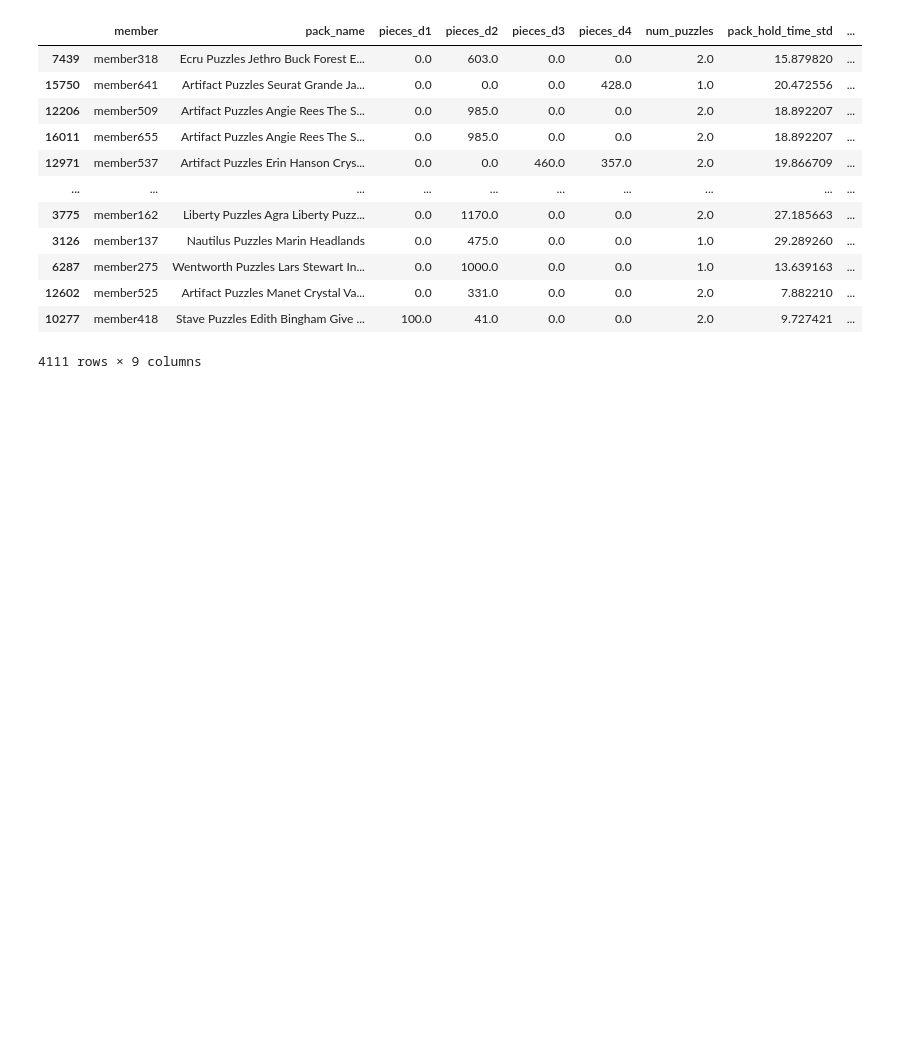
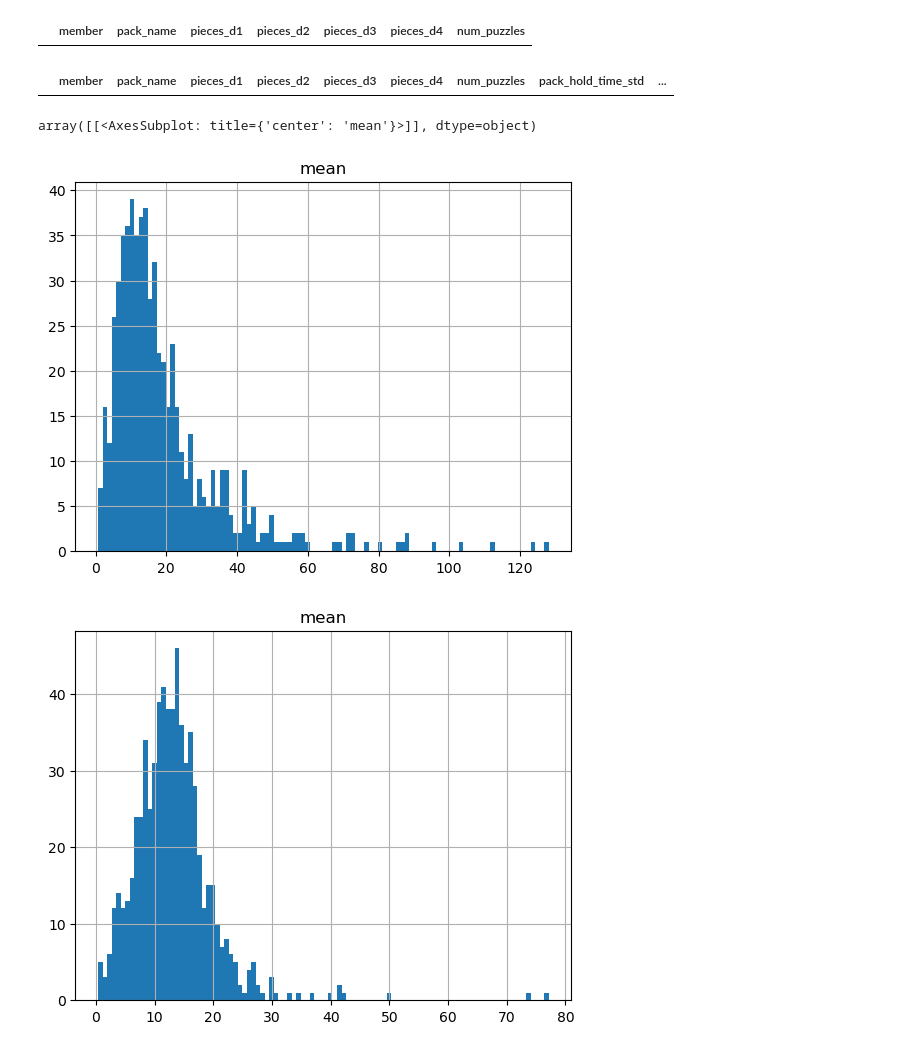
Before and after one commit to aishwarya-singh25/puzzle-scheduling, a Jupyter notebook: per_member_linreg.ipynb, the cells around one changed output. Drawn from its saved outputs; the diff is of its cells as text; code cells hidden in the pictures; blank space fills up the shorter version.

```diff
--- a/per_member_linreg.ipynb
+++ b/per_member_linreg.ipynb
@@ -12,2 +13,3 @@ import glob
 # %%
-data = pd.read_csv(r'data/joined_hold_times_data.csv', index_col=0)
+data = pd.read_csv(r'data/joined_hold_times_data_all.csv', index_col=0)
+#data = data[data.notna().all(axis=1)]
@@ -24,3 +69,17 @@ X_test = X_test.drop(['diff_0', 'diff_1'], axis=1)
+# %%
+# Handle puzzles with no info, this is quite common
+# Drop them from training as to not introduce non-existant signal
+y_train = y_train[X_train.notna().all(axis=1)]
+X_train = X_train[X_train.notna().all(axis=1)]
+
+# Can't drop from test as we still need to predict something for these people
+# Try filling with median?
+X_test_not_missing = X_test.notna().all(axis=1)
+X_test['pieces_d1'] = X_test.pieces_d1.fillna(X_train.pieces_d1.mean())
+X_test['pieces_d2'] = X_test.pieces_d2.fillna(X_train.pieces_d2.mean())
+X_test['pieces_d3'] = X_test.pieces_d3.fillna(X_train.pieces_d3.mean())
+X_test['pieces_d4'] = X_test.pieces_d4.fillna(X_train.pieces_d4.mean())
+X_test.num_puzzles = X_test.num_puzzles.fillna(2) # just doing this manually as basically every pack has 2 puzzles
 # %%
 # Calculate global distribution info for each puzzle
 full_training_set = X_train.copy()
@@ -51,3 +94,7 @@ hold_summary_by_pack
+# %%
+X_test[X_test.isna().any(axis=1)]
+# %% [output]
+|  | member | pack_name | pieces_d1 | pieces_d2 | pieces_d3 | pieces_d4 | num_puzzles |
 # %%
 # Join the training data with the per pack info, just going to use mean and std for now
 # TODO try out other variations on pack hold-time distribution information
@@ -58,25 +106,38 @@ X_train = X_train.drop(['std', 'mean'], axis=1)
+# %%
+X_train[X_train.isna().any(axis=1)]
+# %% [output]
+|  | member | pack_name | pieces_d1 | pieces_d2 | pieces_d3 | pieces_d4 | num_puzzles | pack_hold_time_std | ... |
 # %%
 # Add pack hold_time avg and std dev from training set to test set data
-X_test = pd.merge(X_test, hold_summary_by_pack[['std', 'mean']], left_on='pack_name', right_index=True, how='left')
+X_test = pd.merge(X_test, hold_summary_by_pack[['count', 'std', 'mean']], left_on='pack_name', right_index=True, how='left')
 X_test['pack_hold_time_std'] = X_test['std']
 X_test['pack_hold_time_mean'] = X_test['mean']
-X_test = X_test.drop(['mean', 'std'], axis=1)
+X_test['pack_hold_time_count'] = X_test['count']
+X_test = X_test.drop(['mean', 'std', 'count'], axis=1)
 
 # For packs from the test set with pack hold time data, fill with the means from the hold_time summary created using only training data
 X_test['pack_hold_time_mean'] = X_test['pack_hold_time_mean'].fillna(hold_summary_by_pack['mean'].mean())
 X_test['pack_hold_time_std'] = X_test['pack_hold_time_std'].fillna(hold_summary_by_pack['std'].mean())
-X_test
+X_test['pack_hold_time_count'] = X_test['pack_hold_time_count'].fillna(hold_summary_by_pack['count'].mean())
-# %% [output]
-|  | member | pack_name | pieces_d1 | pieces_d2 | pieces_d3 | pieces_d4 | num_puzzles | pack_hold_time_std | ... |
-| 7439 | member318 | Ecru Puzzles Jethro Buck Forest E... | 0.0 | 603.0 | 0.0 | 0.0 | 2.0 | 15.879820 | ... |
-| 15750 | member641 | Artifact Puzzles Seurat Grande Ja... | 0.0 | 0.0 | 0.0 | 428.0 | 1.0 | 20.472556 | ... |
-| 12206 | member509 | Artifact Puzzles Angie Rees The S... | 0.0 | 985.0 | 0.0 | 0.0 | 2.0 | 18.892207 | ... |
-| 16011 | member655 | Artifact Puzzles Angie Rees The S... | 0.0 | 985.0 | 0.0 | 0.0 | 2.0 | 18.892207 | ... |
-| 12971 | member537 | Artifact Puzzles Erin Hanson Crys... | 0.0 | 0.0 | 460.0 | 357.0 | 2.0 | 19.866709 | ... |
-| ... | ... | ... | ... | ... | ... | ... | ... | ... | ... |
-| 3775 | member162 | Liberty Puzzles Agra Liberty Puzz... | 0.0 | 1170.0 | 0.0 | 0.0 | 2.0 | 27.185663 | ... |
-| 3126 | member137 | Nautilus Puzzles Marin Headlands | 0.0 | 475.0 | 0.0 | 0.0 | 1.0 | 29.289260 | ... |
-| 6287 | member275 | Wentworth Puzzles Lars Stewart In... | 0.0 | 1000.0 | 0.0 | 0.0 | 1.0 | 13.639163 | ... |
-| 12602 | member525 | Artifact Puzzles Manet Crystal Va... | 0.0 | 331.0 | 0.0 | 0.0 | 2.0 | 7.882210 | ... |
-| 10277 | member418 | Stave Puzzles Edith Bingham Give ... | 100.0 | 41.0 | 0.0 | 0.0 | 2.0 | 9.727421 | ... |
-4111 rows × 9 columns
+# %%
+# Similar hold time distribution info per member, if hold-time data not present use global avg
+hold_summary_by_member = full_training_set.groupby(by='member')['hold_time'].describe()
+X_train = pd.merge(X_train, hold_summary_by_member[['count', 'mean', 'std']].rename(columns={'count': 'member_hold_time_count', 'mean': 'member_hold_time_mean', 'std': 'member_hold_time_std'}), left_on='member', right_index=True, how='left')
+X_test = pd.merge(X_test, hold_summary_by_member[['count', 'mean', 'std']].rename(columns={'count': 'member_hold_time_count', 'mean': 'member_hold_time_mean', 'std': 'member_hold_time_std'}), left_on='member', right_index=True, how='left')
+
+# For missing hold time summary data impute with global avg of the training set
+#Filling train
+X_train['member_hold_time_mean'] = X_train['member_hold_time_mean'].fillna(hold_summary_by_member['mean'].mean())
+X_train['member_hold_time_std'] = X_train['member_hold_time_std'].fillna(hold_summary_by_member['std'].mean())
+X_train['member_hold_time_count'] = X_train['member_hold_time_count'].fillna(hold_summary_by_member['count'].mean())
+# Filling test
+X_test['member_hold_time_mean'] = X_test['member_hold_time_mean'].fillna(hold_summary_by_member['mean'].mean())
+X_test['member_hold_time_std'] = X_test['member_hold_time_std'].fillna(hold_summary_by_member['std'].mean())
+X_test['member_hold_time_count'] = X_test['member_hold_time_count'].fillna(hold_summary_by_member['count'].mean())
+# %%
+hold_summary_by_member.hist('mean', bins=100)
+hold_summary_by_pack.hist('mean', bins=100)
+# %% [output]
+array([[<AxesSubplot: title={'center': 'mean'}>]], dtype=object)
+[figure, added]
+[figure, added]
```
Also changed, not shown: parts of 24 cells of this notebook, 1 other file.
